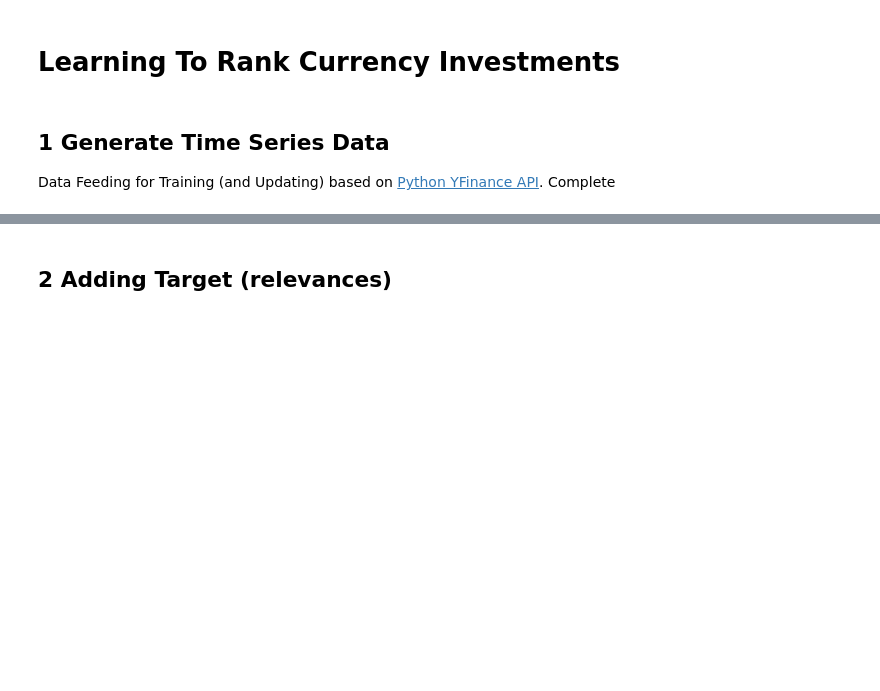
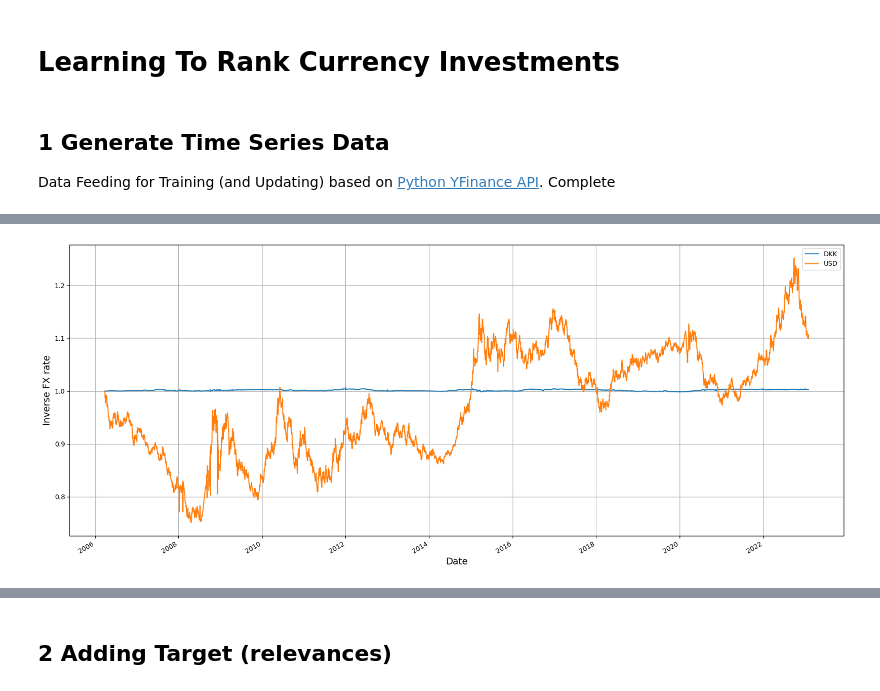
Before and after one commit to falken1983/fx_letor, a Jupyter notebook: generate_fx_data.ipynb, the cells around one changed output, grey strips where cells are left out. Cells and saved outputs as stored; diff of their text form; code cells hidden in the pictures; blank space fills up the shorter version.

```diff
--- a/generate_fx_data.ipynb
+++ b/generate_fx_data.ipynb
@@ -129,0 +223,7 @@ inverse_fx_data.to_csv(PATH + "fx_data/inverse_FX_rates.csv")
+# %%
+## Manual Excludes By Using Expert/Economic Criteria.
+# 1. DKK: strongly pegged to EUR (redundancy)
+symbols = ["DKK","USD"]
+norm_px_tsplot(inverse_data, symbols) # look at the scale of variations of DKK in comparison to $
+# %% [output]
+[figure, added]
```
Also changed, not shown: parts of 47 cells of this notebook.
